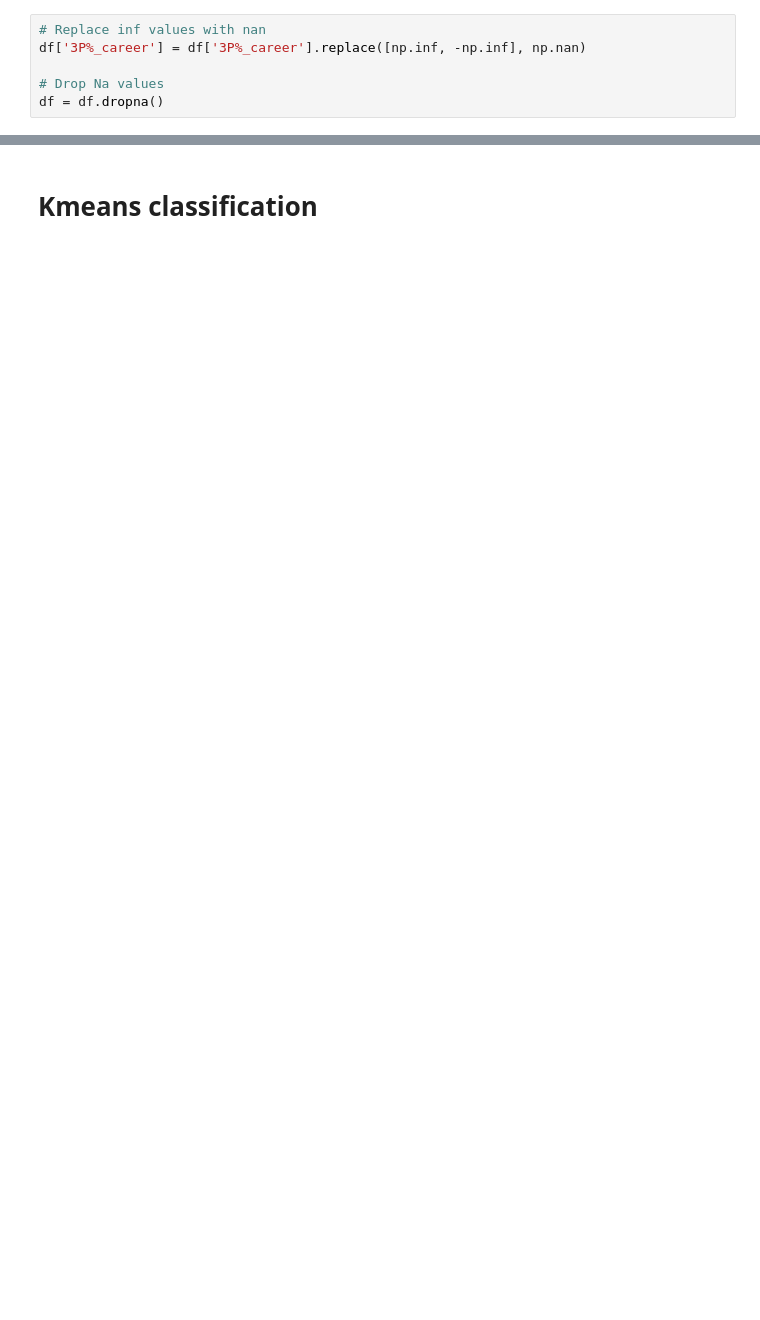
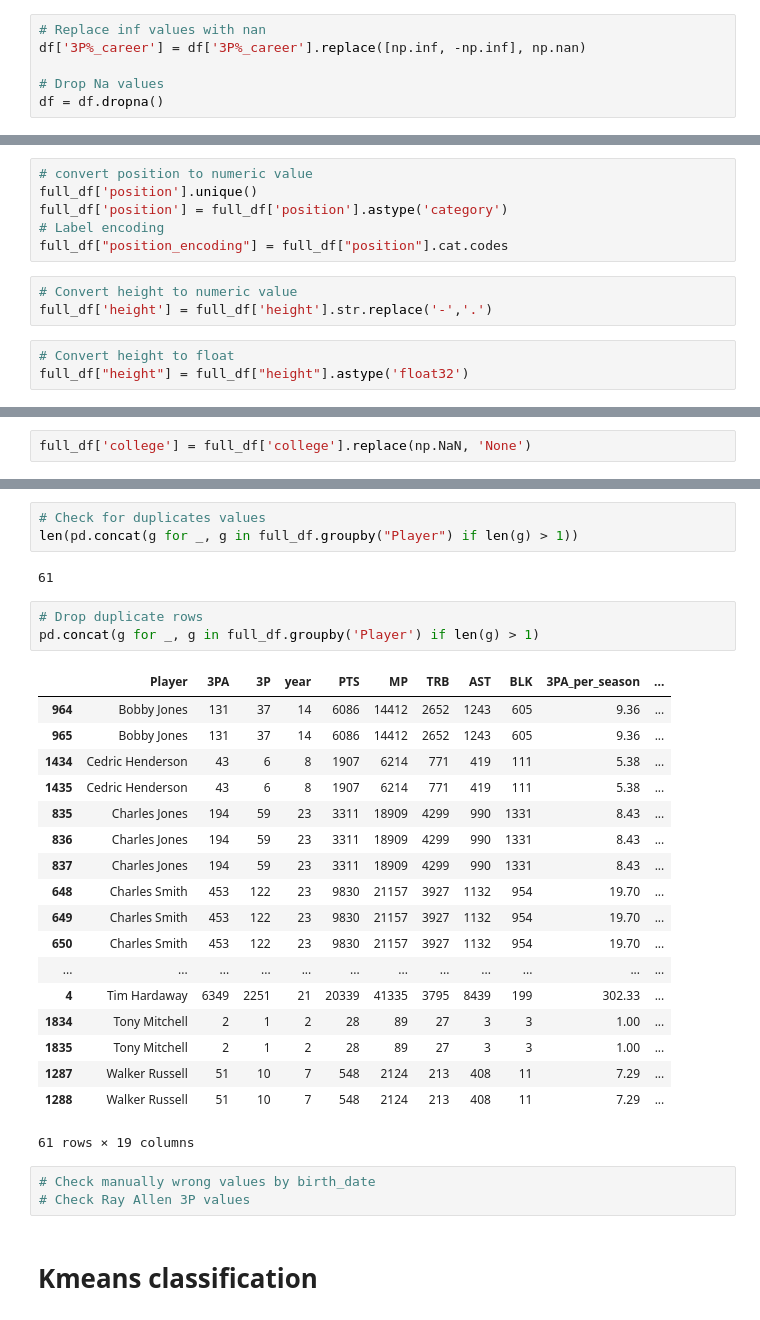
Before and after one commit to cmdelaserna/nba-models, a Jupyter notebook: nba-notebooks/RM-classification.ipynb, the cells around one changed output, grey strips where cells are left out. Drawn from its saved outputs; the diff is of its cells as text; blank space fills up the shorter version.

```diff
--- a/nba-notebooks/RM-classification.ipynb
+++ b/nba-notebooks/RM-classification.ipynb
@@ -198,0 +234,12 @@ dtype: int64
+# %%
+# convert position to numeric value
+full_df['position'].unique()
+full_df['position'] = full_df['position'].astype('category')
+# Label encoding
+full_df["position_encoding"] = full_df["position"].cat.codes
+# %%
+# Convert height to numeric value
+full_df['height'] = full_df['height'].str.replace('-','.')
+# %%
+# Convert height to float
+full_df["height"] = full_df["height"].astype('float32')
@@ -198,0 +269,2 @@ dtype: int64
+# %%
+full_df['college'] = full_df['college'].replace(np.NaN, 'None')
@@ -199,3 +298,33 @@ dtype: int64
+# %%
+# Check for duplicates values
+len(pd.concat(g for _, g in full_df.groupby("Player") if len(g) > 1))
+# %% [output]
+61
+# %%
+# Drop duplicate rows
+pd.concat(g for _, g in full_df.groupby('Player') if len(g) > 1)
+# %% [output]
+|  | Player | 3PA | 3P | year | PTS | MP | TRB | AST | BLK | 3PA_per_season | ... |
+| 964 | Bobby Jones | 131 | 37 | 14 | 6086 | 14412 | 2652 | 1243 | 605 | 9.36 | ... |
+| 965 | Bobby Jones | 131 | 37 | 14 | 6086 | 14412 | 2652 | 1243 | 605 | 9.36 | ... |
+| 1434 | Cedric Henderson | 43 | 6 | 8 | 1907 | 6214 | 771 | 419 | 111 | 5.38 | ... |
+| 1435 | Cedric Henderson | 43 | 6 | 8 | 1907 | 6214 | 771 | 419 | 111 | 5.38 | ... |
+| 835 | Charles Jones | 194 | 59 | 23 | 3311 | 18909 | 4299 | 990 | 1331 | 8.43 | ... |
+| 836 | Charles Jones | 194 | 59 | 23 | 3311 | 18909 | 4299 | 990 | 1331 | 8.43 | ... |
+| 837 | Charles Jones | 194 | 59 | 23 | 3311 | 18909 | 4299 | 990 | 1331 | 8.43 | ... |
+| 648 | Charles Smith | 453 | 122 | 23 | 9830 | 21157 | 3927 | 1132 | 954 | 19.70 | ... |
+| 649 | Charles Smith | 453 | 122 | 23 | 9830 | 21157 | 3927 | 1132 | 954 | 19.70 | ... |
+| 650 | Charles Smith | 453 | 122 | 23 | 9830 | 21157 | 3927 | 1132 | 954 | 19.70 | ... |
+| ... | ... | ... | ... | ... | ... | ... | ... | ... | ... | ... | ... |
+| 4 | Tim Hardaway | 6349 | 2251 | 21 | 20339 | 41335 | 3795 | 8439 | 199 | 302.33 | ... |
+| 1834 | Tony Mitchell | 2 | 1 | 2 | 28 | 89 | 27 | 3 | 3 | 1.00 | ... |
+| 1835 | Tony Mitchell | 2 | 1 | 2 | 28 | 89 | 27 | 3 | 3 | 1.00 | ... |
+| 1287 | Walker Russell | 51 | 10 | 7 | 548 | 2124 | 213 | 408 | 11 | 7.29 | ... |
+| 1288 | Walker Russell | 51 | 10 | 7 | 548 | 2124 | 213 | 408 | 11 | 7.29 | ... |
+61 rows × 19 columns
+# %%
+# Check manually wrong values by birth_date
+# Check Ray Allen 3P values
 # %% [markdown]
 # Kmeans classification
 # %%
```
Also changed, not shown: parts of 18 cells of this notebook.
